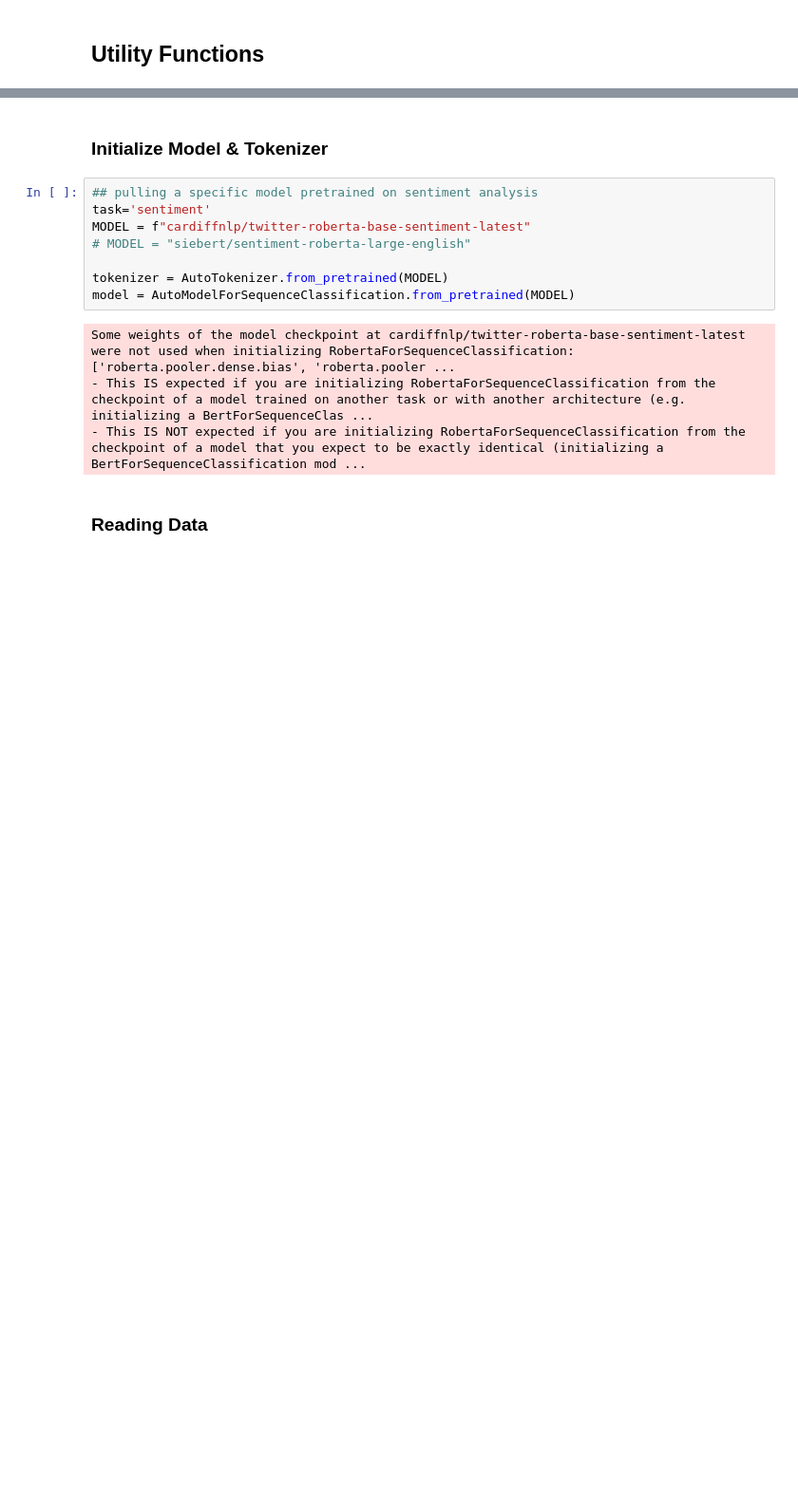
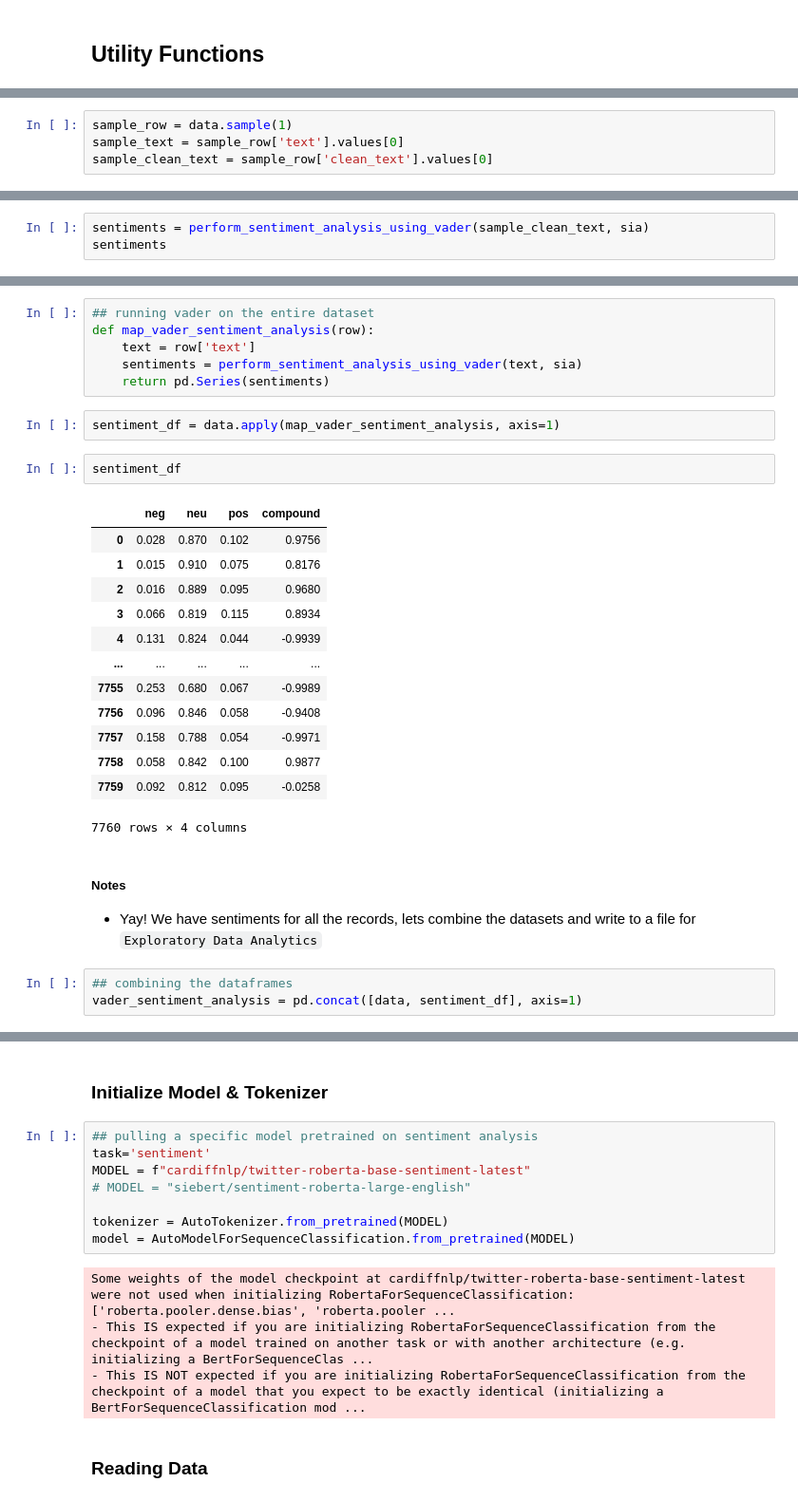
Before and after one commit to gaurangdave/Aletheia, a Jupyter notebook: notebooks/sentiment_analysis.ipynb, the cells around one changed output, grey strips where cells are left out. Shown: that part at 95% size. Saved outputs shown, nothing was run; the diff lists cells and outputs as text; blank space fills up the shorter version.

Commit message:
ran sentiment analysis and updated the dataset

```diff
--- a/notebooks/sentiment_analysis.ipynb
+++ b/notebooks/sentiment_analysis.ipynb
@@ -120,0 +152,4 @@ def predict_sentiment(text, model, tokenizer):
+# %%
+sample_row = data.sample(1)
+sample_text = sample_row['text'].values[0]
+sample_clean_text = sample_row['clean_text'].values[0]
@@ -120,0 +169,3 @@ def predict_sentiment(text, model, tokenizer):
+# %%
+sentiments = perform_sentiment_analysis_using_vader(sample_clean_text, sia)
+sentiments
@@ -120,0 +182,30 @@ def predict_sentiment(text, model, tokenizer):
+# %%
+## running vader on the entire dataset
+def map_vader_sentiment_analysis(row):
+    text = row['text']
+    sentiments = perform_sentiment_analysis_using_vader(text, sia)
+    return pd.Series(sentiments)
+# %%
+sentiment_df = data.apply(map_vader_sentiment_analysis, axis=1)
+# %%
+sentiment_df
+# %% [output]
+|  | neg | neu | pos | compound |
+| 0 | 0.028 | 0.870 | 0.102 | 0.9756 |
+| 1 | 0.015 | 0.910 | 0.075 | 0.8176 |
+| 2 | 0.016 | 0.889 | 0.095 | 0.9680 |
+| 3 | 0.066 | 0.819 | 0.115 | 0.8934 |
+| 4 | 0.131 | 0.824 | 0.044 | -0.9939 |
+| ... | ... | ... | ... | ... |
+| 7755 | 0.253 | 0.680 | 0.067 | -0.9989 |
+| 7756 | 0.096 | 0.846 | 0.058 | -0.9408 |
+| 7757 | 0.158 | 0.788 | 0.054 | -0.9971 |
+| 7758 | 0.058 | 0.842 | 0.100 | 0.9877 |
+| 7759 | 0.092 | 0.812 | 0.095 | -0.0258 |
+7760 rows × 4 columns
+# %% [markdown]
+##### Notes
+* Yay! We have sentiments for all the records, lets combine the datasets and write to a file for `Exploratory Data Analytics`
+# %%
+## combining the dataframes
+vader_sentiment_analysis = pd.concat([data, sentiment_df], axis=1)
```
Also changed, not shown: parts of 28 cells of this notebook, 2 other files.
